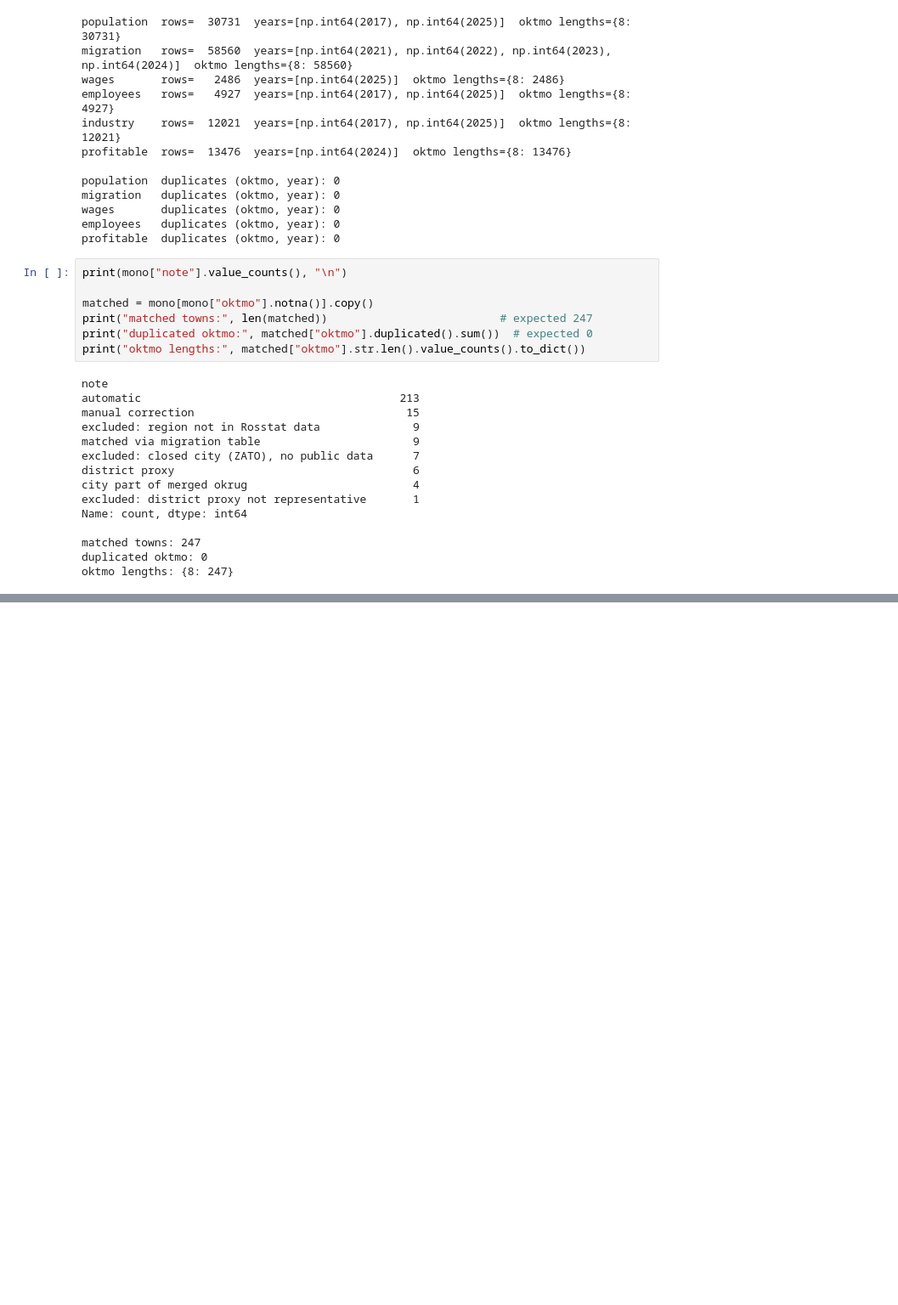
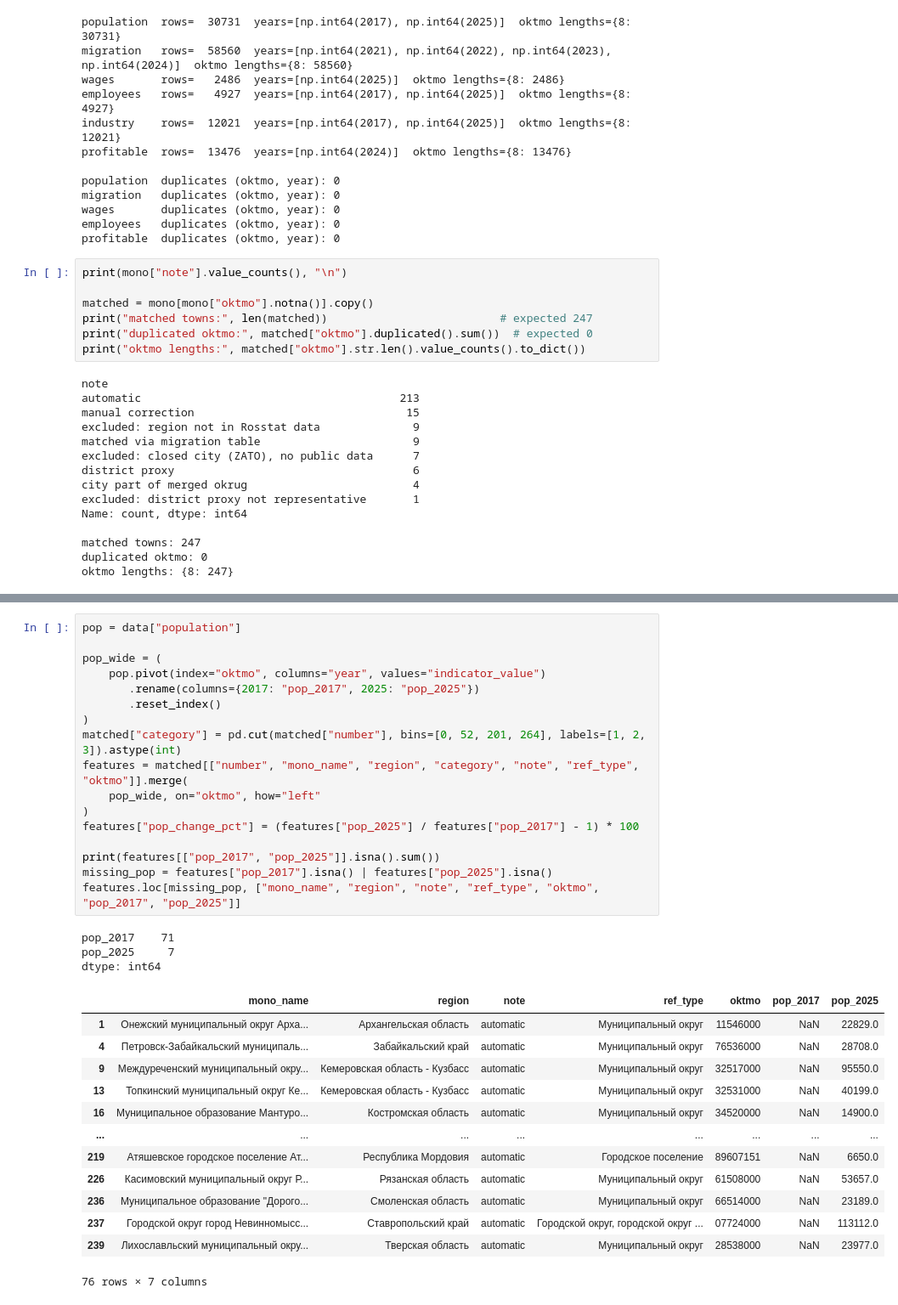
Before and after one commit to evelina-kalugina/-russian-monotowns-typology, a Jupyter notebook: notebooks/03_features.ipynb, the cells around one changed output, grey strips where cells are left out. Shown at 85% size. Cells and saved outputs as stored; diff of their text form; blank space fills up the shorter version.

Commit message:
03_features: population change 2017-2025 with fixes for code changes, Chuvash towns and Mordovian settlements

```diff
--- a/notebooks/03_features.ipynb
+++ b/notebooks/03_features.ipynb
@@ -81,0 +92,34 @@ oktmo lengths: {8: 247}
+# %%
+pop = data["population"]
+
+pop_wide = (
+    pop.pivot(index="oktmo", columns="year", values="indicator_value")
+       .rename(columns={2017: "pop_2017", 2025: "pop_2025"})
+       .reset_index()
+)
+matched["category"] = pd.cut(matched["number"], bins=[0, 52, 201, 264], labels=[1, 2, 3]).astype(int)
+features = matched[["number", "mono_name", "region", "category", "note", "ref_type", "oktmo"]].merge(
+    pop_wide, on="oktmo", how="left"
+)
+features["pop_change_pct"] = (features["pop_2025"] / features["pop_2017"] - 1) * 100
+
+print(features[["pop_2017", "pop_2025"]].isna().sum())
+missing_pop = features["pop_2017"].isna() | features["pop_2025"].isna()
+features.loc[missing_pop, ["mono_name", "region", "note", "ref_type", "oktmo", "pop_2017", "pop_2025"]]
+# %% [output]
+pop_2017    71
+pop_2025     7
+dtype: int64
+|  | mono_name | region | note | ref_type | oktmo | pop_2017 | pop_2025 |
+| 1 | Онежский муниципальный округ Арха... | Архангельская область | automatic | Муниципальный округ | 11546000 | NaN | 22829.0 |
+| 4 | Петровск-Забайкальский муниципаль... | Забайкальский край | automatic | Муниципальный округ | 76536000 | NaN | 28708.0 |
+| 9 | Междуреченский муниципальный окру... | Кемеровская область - Кузбасс | automatic | Муниципальный округ | 32517000 | NaN | 95550.0 |
+| 13 | Топкинский муниципальный округ Ке... | Кемеровская область - Кузбасс | automatic | Муниципальный округ | 32531000 | NaN | 40199.0 |
+| 16 | Муниципальное образование Мантуро... | Костромская область | automatic | Муниципальный округ | 34520000 | NaN | 14900.0 |
+| ... | ... | ... | ... | ... | ... | ... | ... |
+| 219 | Атяшевское городское поселение Ат... | Республика Мордовия | automatic | Городское поселение | 89607151 | NaN | 6650.0 |
+| 226 | Касимовский муниципальный округ Р... | Рязанская область | automatic | Муниципальный округ | 61508000 | NaN | 53657.0 |
+| 236 | Муниципальное образование "Дорого... | Смоленская область | automatic | Муниципальный округ | 66514000 | NaN | 23189.0 |
+| 237 | Городской округ город Невинномысс... | Ставропольский край | automatic | Городской округ, городской округ ... | 07724000 | NaN | 113112.0 |
+| 239 | Лихославльский муниципальный окру... | Тверская область | automatic | Муниципальный округ | 28538000 | NaN | 23977.0 |
+76 rows × 7 columns
```
Also changed, not shown: parts of 7 cells of this notebook.
